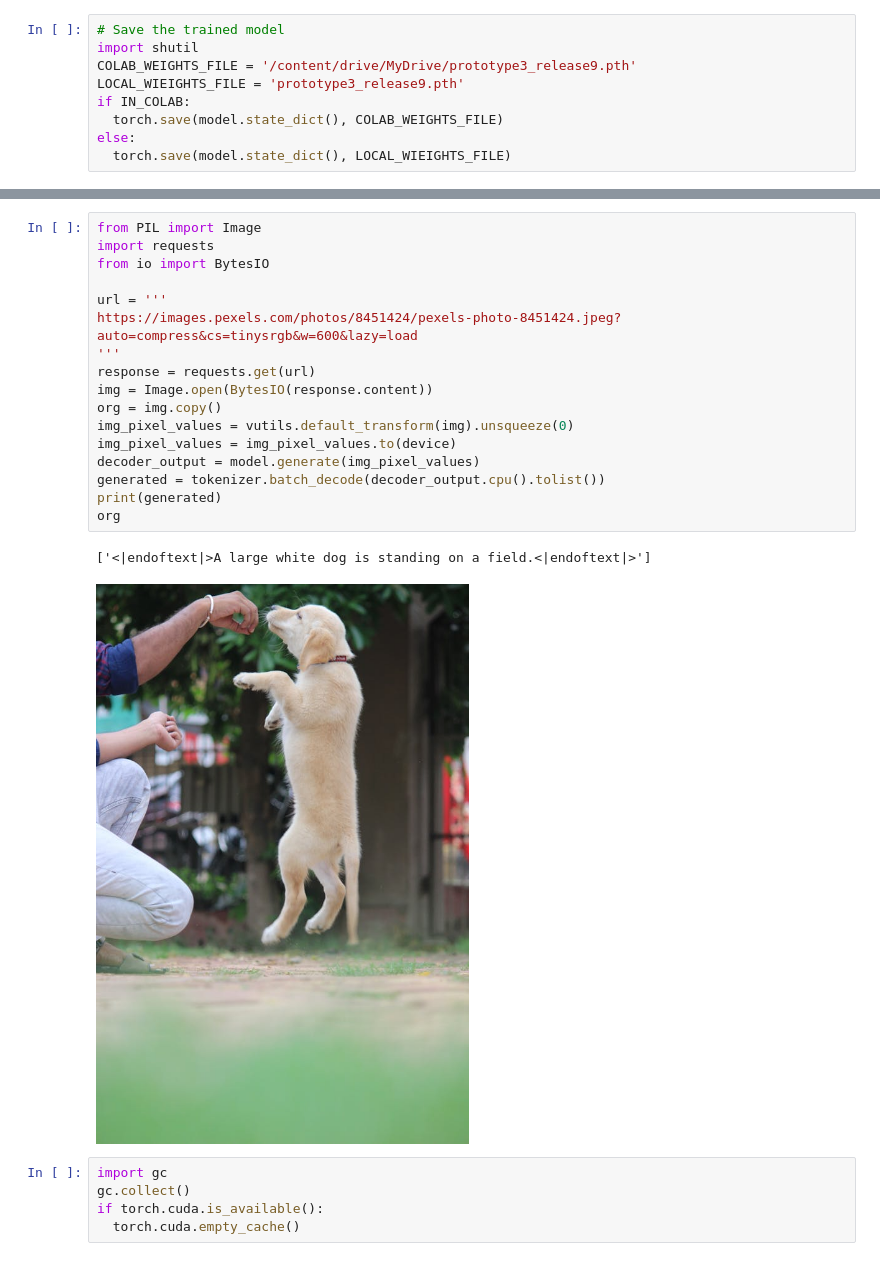
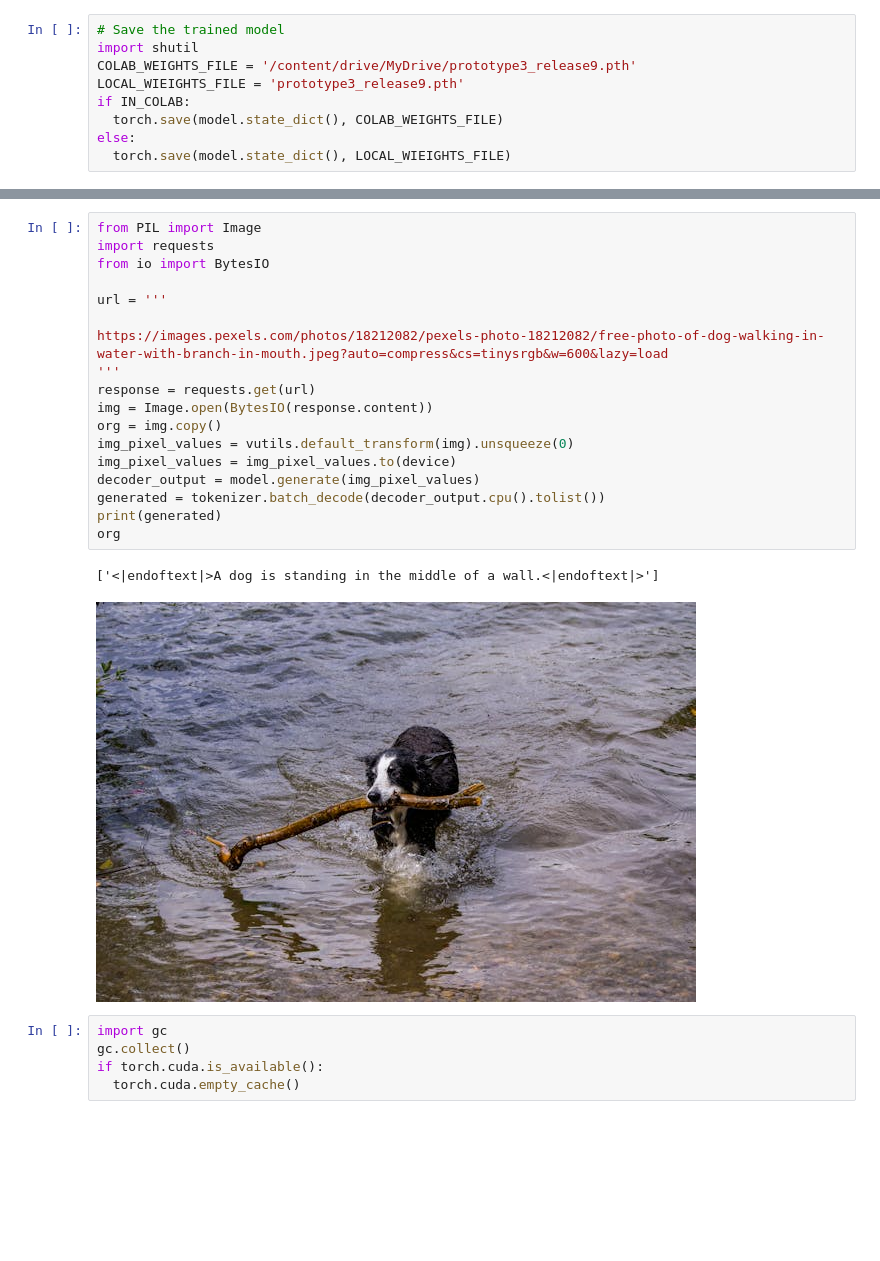
Before and after one commit to Dantsz/ImageCaptioningProject, a Jupyter notebook: encoder-autoregressivedecoder.ipynb, the cells around one changed output, grey strips where cells are left out. Cells and saved outputs as stored; diff of their text form; blank space fills up the shorter version.

```diff
--- a/encoder-autoregressivedecoder.ipynb
+++ b/encoder-autoregressivedecoder.ipynb
@@ -403,23 +399,24 @@ Generated: <|endoftext|>Two women standing in a kitchen.<|endoftext|>
 # %%
 from PIL import Image
 import requests
 from io import BytesIO
 
 url = '''
-https://images.pexels.com/photos/8451424/pexels-photo-8451424.jpeg?auto=compress&cs=tinysrgb&w=600&lazy=load
+
+https://images.pexels.com/photos/18212082/pexels-photo-18212082/free-photo-of-dog-walking-in-water-with-branch-in-mouth.jpeg?auto=compress&cs=tinysrgb&w=600&lazy=load
 '''
 response = requests.get(url)
 img = Image.open(BytesIO(response.content))
 org = img.copy()
 img_pixel_values = vutils.default_transform(img).unsqueeze(0)
 img_pixel_values = img_pixel_values.to(device)
 decoder_output = model.generate(img_pixel_values)
 generated = tokenizer.batch_decode(decoder_output.cpu().tolist())
 print(generated)
 org
 # %% [output]
-['<|endoftext|>A large white dog is standing on a field.<|endoftext|>']
+['<|endoftext|>A dog is standing in the middle of a wall.<|endoftext|>']
-[figure, old version]
+[figure, new version]
 # %%
 import gc
 gc.collect()
```
Also changed, not shown: parts of 4 cells of this notebook.
